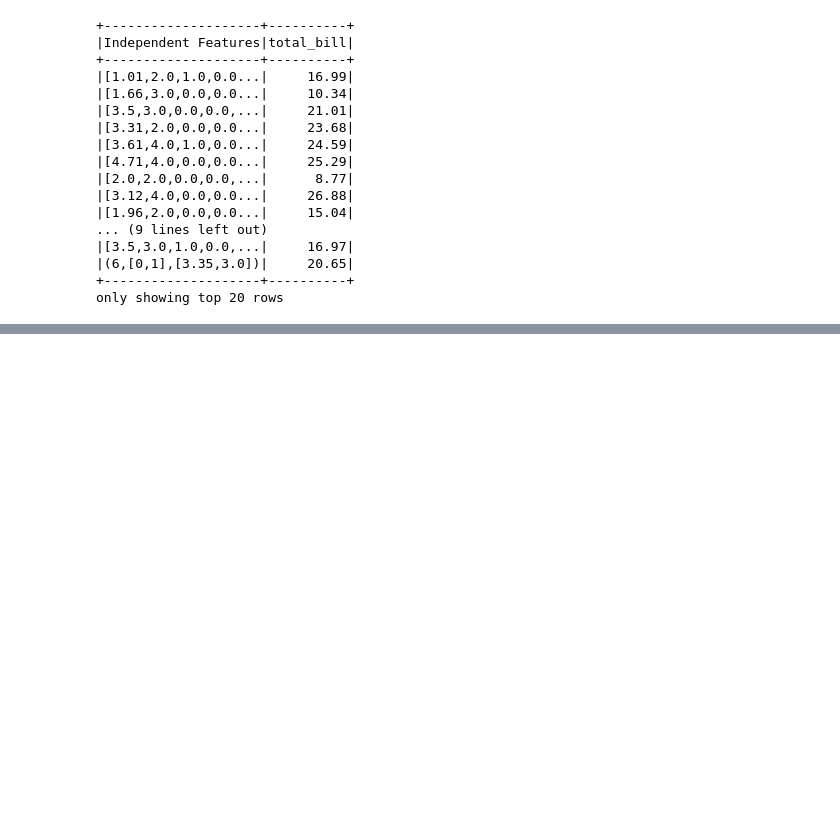
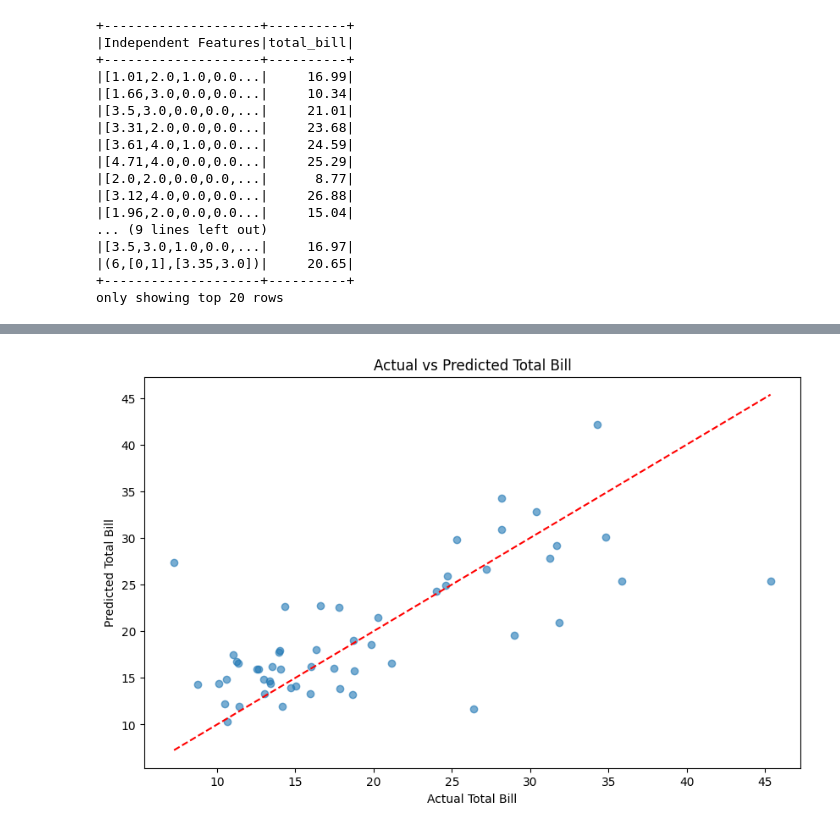
Before and after one commit to tdiprima/PySparkLab, a Jupyter notebook: spark-7.ipynb, the cells around one changed output, grey strips where cells are left out. Saved outputs shown, nothing was run; the diff lists cells and outputs as text; code cells hidden in the pictures; blank space fills up the shorter version.

Commit message:
scatter plot

```diff
--- a/spark-7.ipynb
+++ b/spark-7.ipynb
@@ -234,0 +252,22 @@ pred_results.r2, pred_results.meanAbsoluteError, pred_results.meanSquaredError
+# %%
+# Extract predictions and actual values
+predictions = pred_results.predictions.select("prediction", "total_bill").toPandas()
+
+# Plotting the results
+plt.figure(figsize=(10, 6))
+
+# The scatter points represent the actual vs. predicted values
+# Actual total_bill on x-axis and predicted total_bill on y-axis
+plt.scatter(predictions["total_bill"], predictions["prediction"], alpha=0.6)
+
+# Red dashed line represents the ideal predictions (where actual equals predicted)
+plt.plot([predictions["total_bill"].min(), predictions["total_bill"].max()],
+         [predictions["total_bill"].min(), predictions["total_bill"].max()],
+         color='red', linestyle='--')
+
+plt.xlabel("Actual Total Bill")
+plt.ylabel("Predicted Total Bill")
+plt.title("Actual vs Predicted Total Bill")
+plt.show()
+# %% [output]
+[figure, added]
```
Also changed, not shown: parts of 18 cells of this notebook.
